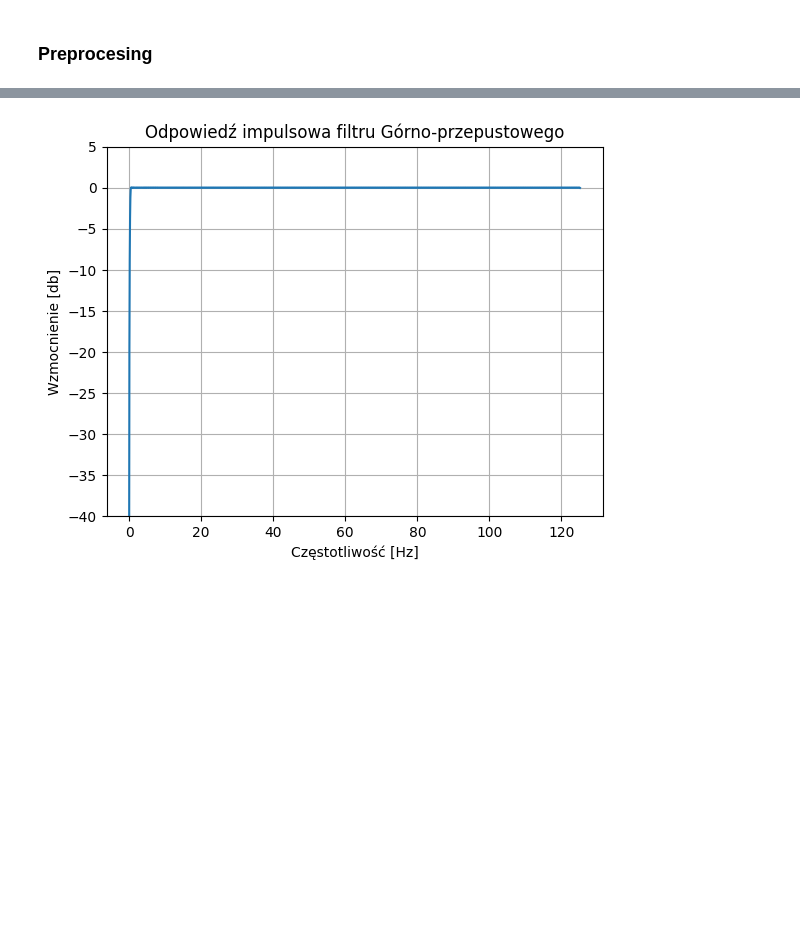
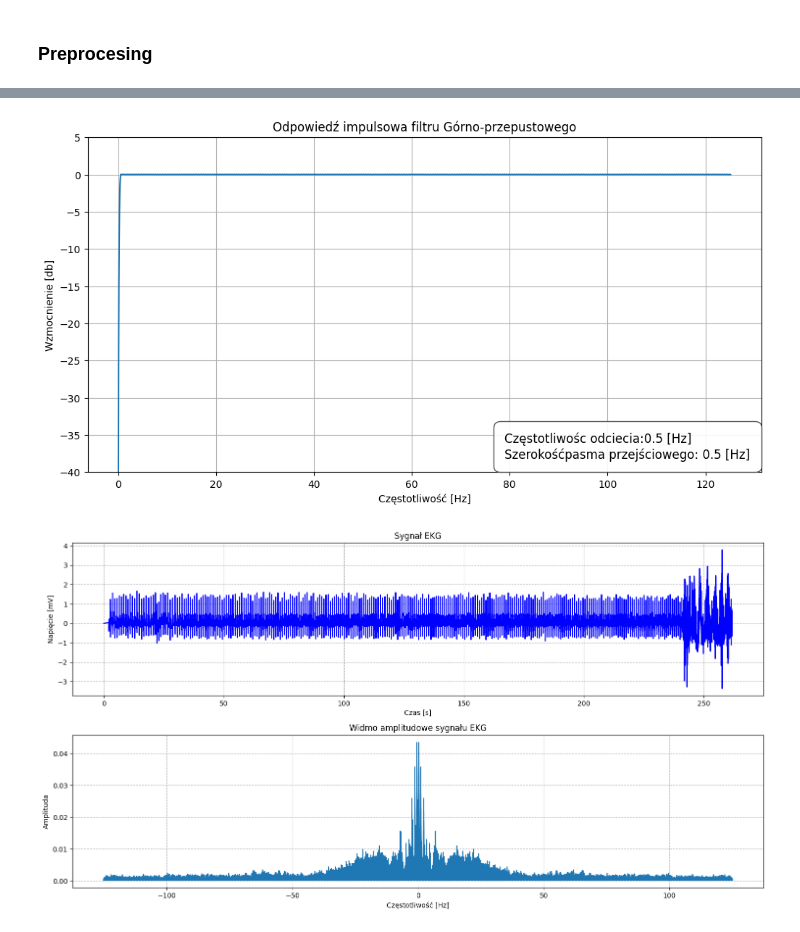
Before and after one commit to ImJaca/ECG_analysis, a Jupyter notebook: Ecg.ipynb, the cells around one changed output, grey strips where cells are left out. Saved outputs shown, nothing was run; the diff lists cells and outputs as text; code cells hidden in the pictures; blank space fills up the shorter version.

```diff
--- a/Ecg.ipynb
+++ b/Ecg.ipynb
@@ -56,31 +70,44 @@ fft_plot(base_signal, fs=250)
 # %%
 from scipy import signal
 
-def odpowiedz_impulsowa(w, h, title):
-    fig = plt.figure()
+def odpowiedz_impulsowa_fir(w, h, title, fs_cut, trans_width):
+    fig = plt.figure(figsize=(12, 6))
     ax = fig.add_subplot(111)
     ax.plot(w, 20*np.log10(np.abs(h)))
     ax.set_ylim(-40, 5)
     ax.grid(True)
     ax.set_xlabel('Częstotliwość [Hz]')
     ax.set_ylabel('Wzmocnienie [db]')
     ax.set_title(title)
+
+    # Opis filtru
+    at = AnchoredText(f"""Częstotliwośc odciecia:{fs_cut} [Hz]\nSzerokośćpasma przejściowego: {trans_width} [Hz]""",
+                      loc='lower right', prop=dict(size=12), frameon=True)
+    at.patch.set_boxstyle("round,pad=0.5")
+    at.patch.set_facecolor("white")
+    at.patch.set_alpha(0.9)
+    at.patch.set_edgecolor("#444")
+    ax.add_artist(at)
     plt.show()
 
-cutoff = 0.5
-trans_width = 0.5
-numtaps = 1025
+hpf_cutoff = 0.5
+hpf_trans_width = 0.5
+hpf_numtaps = 1025
 taps = signal.remez(
-    numtaps,
-    [0.0, cutoff - trans_width, cutoff, 0.5 * fs],
+    hpf_numtaps,
+    [0.0, hpf_cutoff - hpf_trans_width, hpf_cutoff, 0.5 * fs],
     [0, 1],
     fs=fs
 )
 
 w_hp, h_hp = signal.freqz(taps, [1.0], worN=4096, fs=fs)
 
-odpowiedz_impulsowa(w_hp, h_hp, 'Odpowiedź impulsowa filtru Górno-przepustowego')
-hp_filtred_signal = signal.lfilter(taps, [1.0], base_signal)
+odpowiedz_impulsowa_fir(w_hp, h_hp, 'Odpowiedź impulsowa filtru Górno-przepustowego', hpf_cutoff, hpf_trans_width)
+hp_filtred_signal = signal.lfilter(taps, [1.0], df["Voltage [mV]"].values) # Odfiltrowany sygnał
+
+# Wyniki po filtracji
+fft_signal_plot(hp_filtred_signal, df["Time"].values, fs=250, title="Sygnał EKG", fft_title="Widmo amplitudowe sygnału EKG")
 # %% [output]
-[figure, old version]
+[figure, new version]
+[figure, added]
 # %%
```
Also changed, not shown: parts of 6 cells of this notebook.
